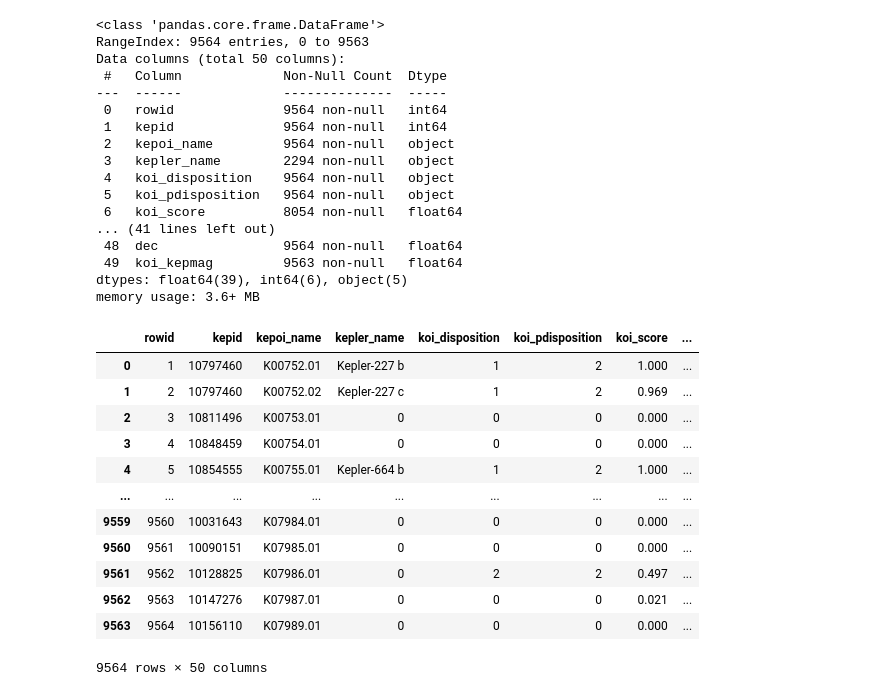
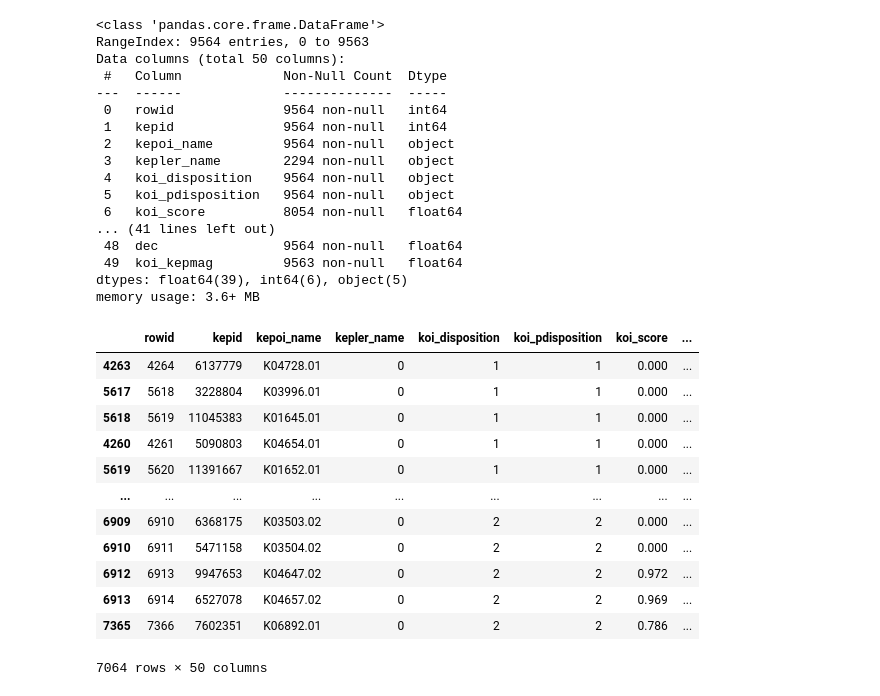
Before and after one commit to ValentiniMichel/Exoplanets, a Jupyter notebook: Exoplanets-classification-Kmeans_sklearn.ipynb, the cells around one changed output. Drawn from its saved outputs; the diff is of its cells as text; code cells hidden in the pictures.

```diff
--- a/Exoplanets-classification-Kmeans_sklearn.ipynb
+++ b/Exoplanets-classification-Kmeans_sklearn.ipynb
@@ -39,48 +39,50 @@ def plot_confusion_matrix(cm, classes,
     plt.tight_layout()
     plt.ylabel('True label')
     plt.xlabel('Predicted label')
 
 
-#carichiamo i dati
+#Load data
 df = pd.read_csv("exoplanet.csv")
 df.info()
-df = df.replace('CONFIRMED', 1) #1
-df = df.replace('CANDIDATE', 2) #2
-df = df.replace('FALSE POSITIVE', 0) #0
 df = df.fillna(0)
+df.sort_values('koi_disposition', inplace=True, ascending=False)
+df = df.iloc[2500:]
 
+df = df.replace('CONFIRMED', 0) #2
+df = df.replace('CANDIDATE', 2) #1
+df = df.replace('FALSE POSITIVE', 1) #0
 df.to_csv("Exoplanet_mod.csv")
-#df.describe()
+
 df
 # %% [output]
 <class 'pandas.core.frame.DataFrame'>
 RangeIndex: 9564 entries, 0 to 9563
 Data columns (total 50 columns):
  #   Column             Non-Null Count  Dtype
 ---  ------             --------------  -----
  0   rowid              9564 non-null   int64
  1   kepid              9564 non-null   int64
  2   kepoi_name         9564 non-null   object
  3   kepler_name        2294 non-null   object
  4   koi_disposition    9564 non-null   object
  5   koi_pdisposition   9564 non-null   object
  6   koi_score          8054 non-null   float64
 ... (41 lines left out)
  48  dec                9564 non-null   float64
  49  koi_kepmag         9563 non-null   float64
 dtypes: float64(39), int64(6), object(5)
 memory usage: 3.6+ MB
 |  | rowid | kepid | kepoi_name | kepler_name | koi_disposition | koi_pdisposition | koi_score | ... |
-| 0 | 1 | 10797460 | K00752.01 | Kepler-227 b | 1 | 2 | 1.000 | ... |
-| 1 | 2 | 10797460 | K00752.02 | Kepler-227 c | 1 | 2 | 0.969 | ... |
-| 2 | 3 | 10811496 | K00753.01 | 0 | 0 | 0 | 0.000 | ... |
-| 3 | 4 | 10848459 | K00754.01 | 0 | 0 | 0 | 0.000 | ... |
-| 4 | 5 | 10854555 | K00755.01 | Kepler-664 b | 1 | 2 | 1.000 | ... |
+| 4263 | 4264 | 6137779 | K04728.01 | 0 | 1 | 1 | 0.000 | ... |
+| 5617 | 5618 | 3228804 | K03996.01 | 0 | 1 | 1 | 0.000 | ... |
+| 5618 | 5619 | 11045383 | K01645.01 | 0 | 1 | 1 | 0.000 | ... |
+| 4260 | 4261 | 5090803 | K04654.01 | 0 | 1 | 1 | 0.000 | ... |
+| 5619 | 5620 | 11391667 | K01652.01 | 0 | 1 | 1 | 0.000 | ... |
 | ... | ... | ... | ... | ... | ... | ... | ... | ... |
-| 9559 | 9560 | 10031643 | K07984.01 | 0 | 0 | 0 | 0.000 | ... |
-| 9560 | 9561 | 10090151 | K07985.01 | 0 | 0 | 0 | 0.000 | ... |
-| 9561 | 9562 | 10128825 | K07986.01 | 0 | 2 | 2 | 0.497 | ... |
-| 9562 | 9563 | 10147276 | K07987.01 | 0 | 0 | 0 | 0.021 | ... |
-| 9563 | 9564 | 10156110 | K07989.01 | 0 | 0 | 0 | 0.000 | ... |
+| 6909 | 6910 | 6368175 | K03503.02 | 0 | 2 | 2 | 0.000 | ... |
+| 6910 | 6911 | 5471158 | K03504.02 | 0 | 2 | 2 | 0.000 | ... |
+| 6912 | 6913 | 9947653 | K04647.02 | 0 | 2 | 2 | 0.972 | ... |
+| 6913 | 6914 | 6527078 | K04657.02 | 0 | 2 | 2 | 0.969 | ... |
+| 7365 | 7366 | 7602351 | K06892.01 | 0 | 2 | 2 | 0.786 | ... |
-9564 rows × 50 columns
+7064 rows × 50 columns
 # %%
```
Also changed, not shown: parts of 8 cells of this notebook, 2 other files.
